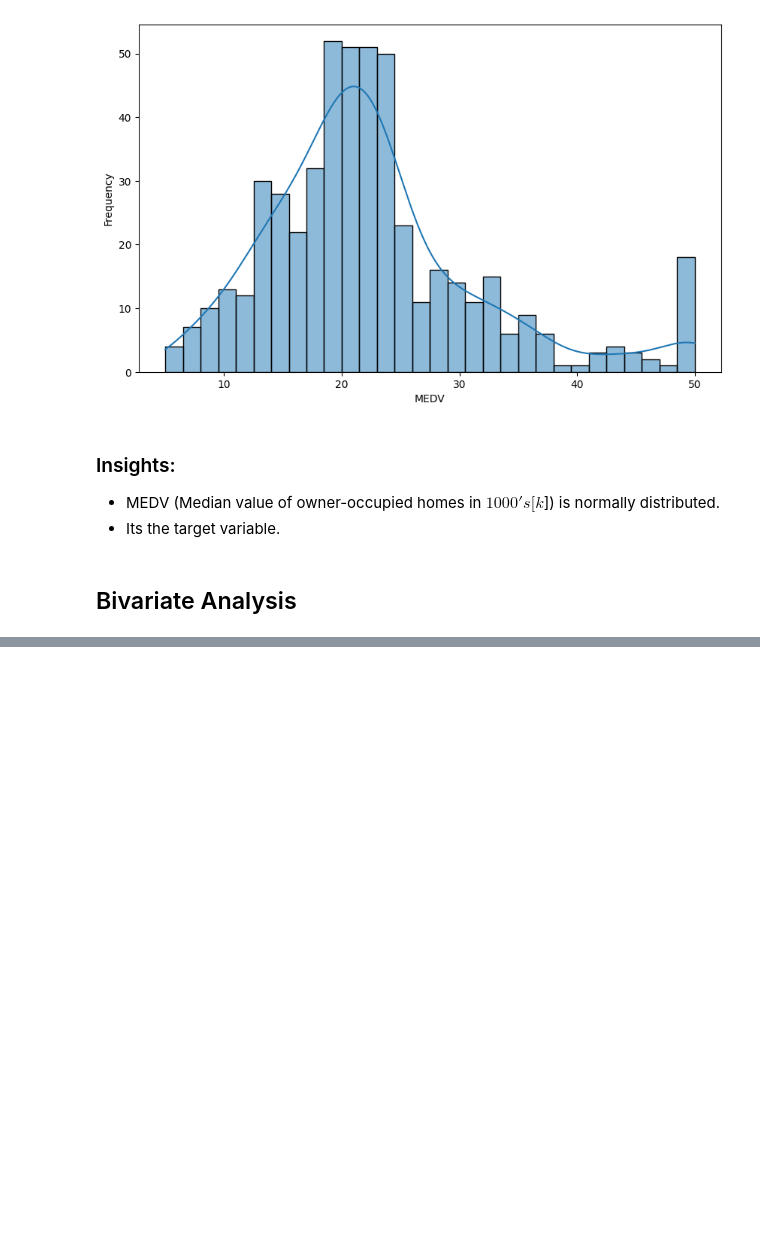
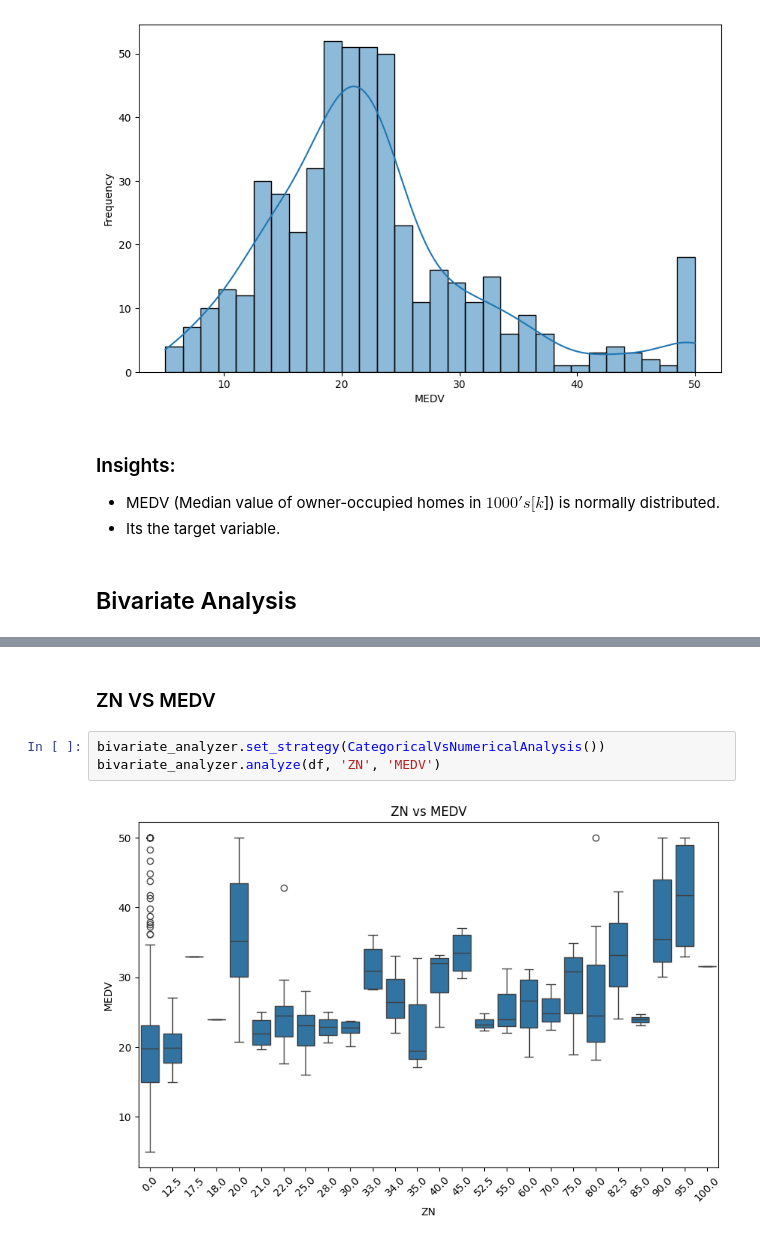
Before and after one commit to Atharv-Verma290/BostonHousingPrediction, a Jupyter notebook: boston-housing-prediction/analysis/EDA.ipynb, the cells around one changed output, grey strips where cells are left out. Drawn from its saved outputs; the diff is of its cells as text; blank space fills up the shorter version.

```diff
--- a/boston-housing-prediction/analysis/EDA.ipynb
+++ b/boston-housing-prediction/analysis/EDA.ipynb
@@ -274,0 +286,7 @@ univariate_analyzer.execute_analysis(df, "MEDV")
+# %% [markdown]
+### ZN VS MEDV
+# %%
+bivariate_analyzer.set_strategy(CategoricalVsNumericalAnalysis())
+bivariate_analyzer.analyze(df, 'ZN', 'MEDV')
+# %% [output]
+[figure, added]
```
Also changed, not shown: parts of 40 cells of this notebook.
